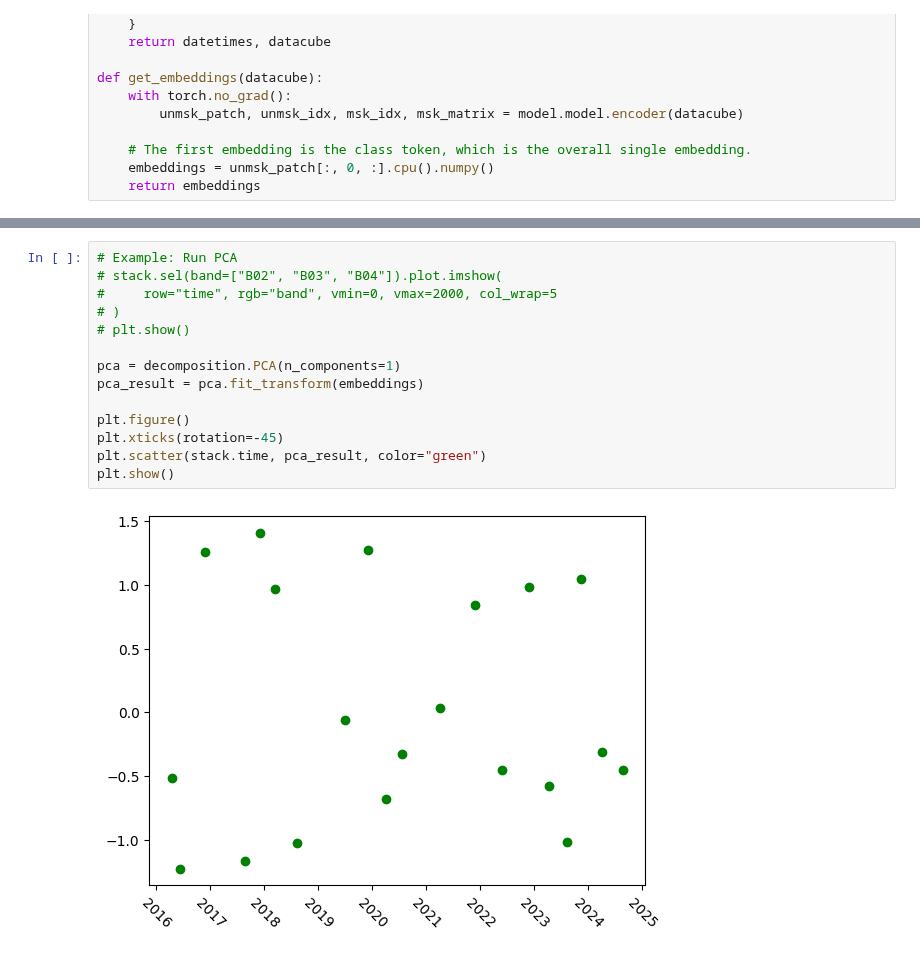
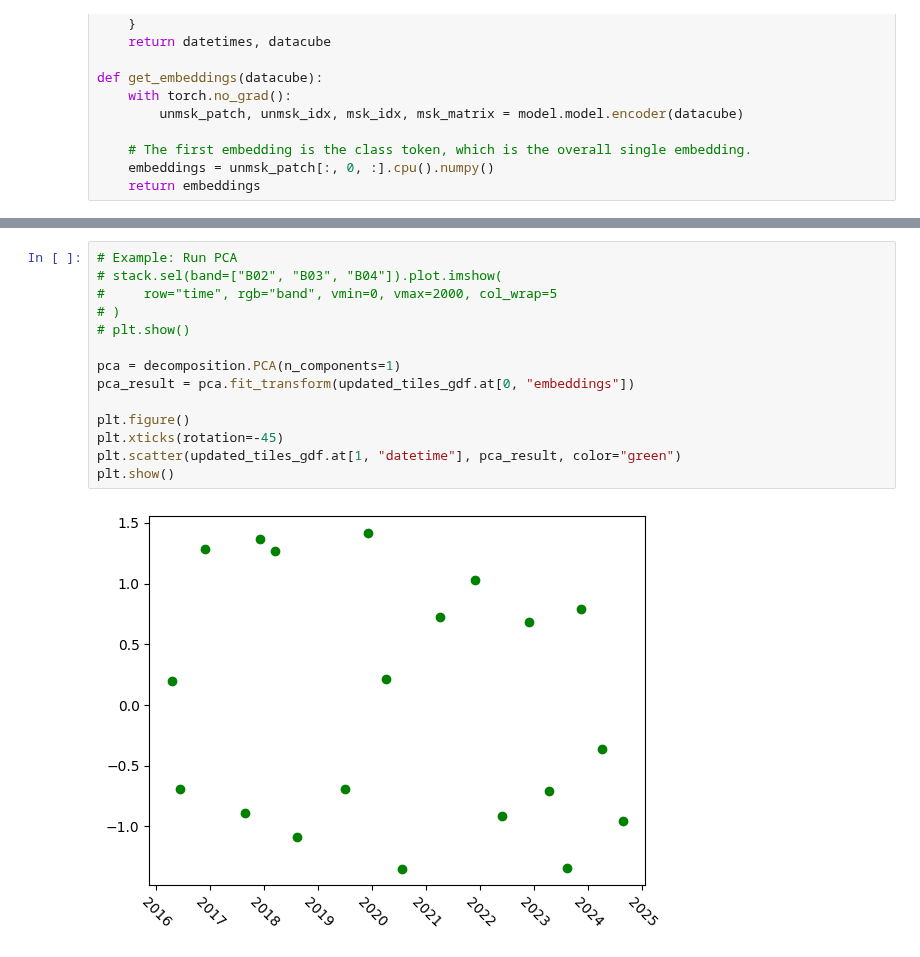
Before and after one commit to benton-tripp/urban-clay, a Jupyter notebook: notebooks/generate-embeddings.ipynb, the cells around one changed output, grey strips where cells are left out. Drawn from its saved outputs; the diff is of its cells as text.

```diff
--- a/notebooks/generate-embeddings.ipynb
+++ b/notebooks/generate-embeddings.ipynb
@@ -262,19 +258,19 @@ Stored embeddings for index 4726 in the GDF
 # %%
 # Example: Run PCA
 # stack.sel(band=["B02", "B03", "B04"]).plot.imshow(
 #     row="time", rgb="band", vmin=0, vmax=2000, col_wrap=5
 # )
 # plt.show()
 
 pca = decomposition.PCA(n_components=1)
-pca_result = pca.fit_transform(embeddings)
+pca_result = pca.fit_transform(updated_tiles_gdf.at[0, "embeddings"])
 
 plt.figure()
 plt.xticks(rotation=-45)
-plt.scatter(stack.time, pca_result, color="green")
+plt.scatter(updated_tiles_gdf.at[1, "datetime"], pca_result, color="green")
 plt.show()
 # %% [output]
-[figure, old version]
+[figure, new version]
 # %% [markdown]
 ### A Quick Review of the Problem
 
```
Also changed, not shown: parts of 5 cells of this notebook.
